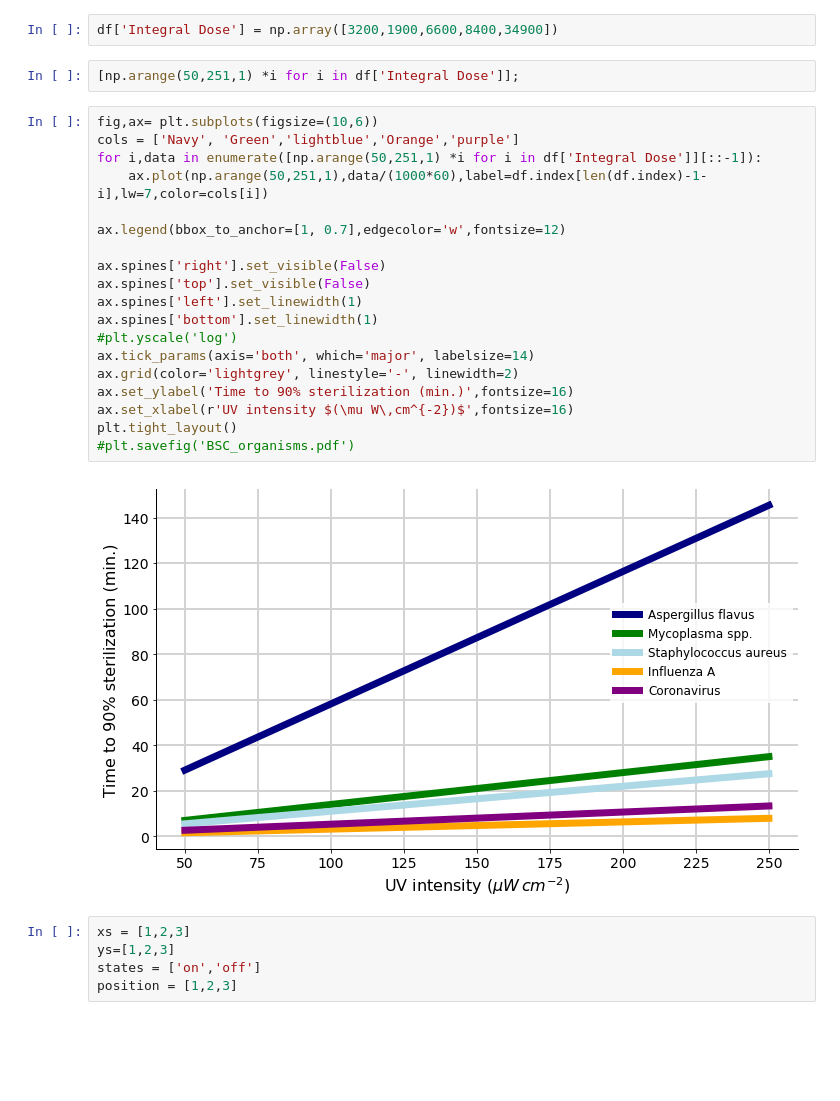
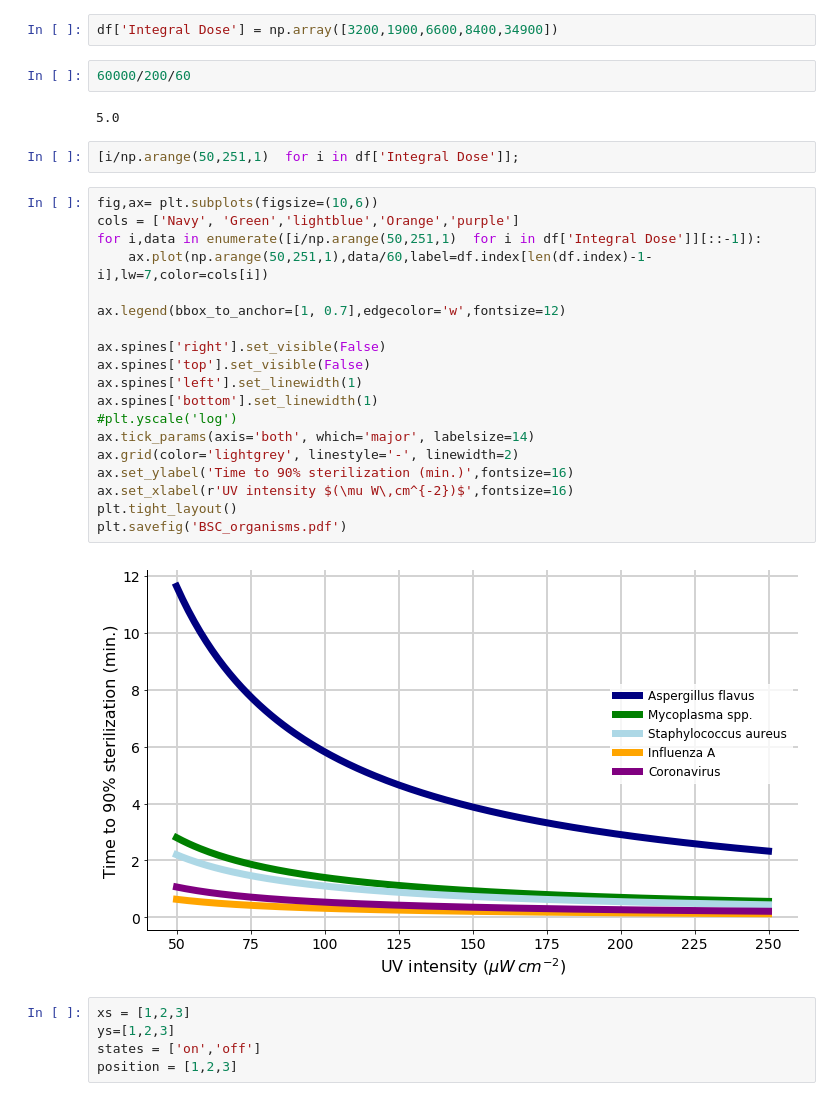
Before and after one commit to TheoryDivision/covid19_biosafety_cabinet, a Jupyter notebook: fig.ipynb, the cells around one changed output. Cells and saved outputs as stored; diff of their text form; blank space fills up the shorter version.

```diff
--- a/fig.ipynb
+++ b/fig.ipynb
@@ -6,29 +6,33 @@ import matplotlib.pyplot as plt
 df = pd.DataFrame(index = ['Coronavirus', 'Influenza A','Staphylococcus aureus','Mycoplasma spp.','Aspergillus flavus'],columns=['Integral Dose '])
 # %%
 df['Integral Dose'] = np.array([3200,1900,6600,8400,34900])
+# %%
+60000/200/60
+# %% [output]
+5.0
 # %%
-[np.arange(50,251,1) *i for i in df['Integral Dose']];
+[i/np.arange(50,251,1)  for i in df['Integral Dose']];
 # %%
 fig,ax= plt.subplots(figsize=(10,6))
 cols = ['Navy', 'Green','lightblue','Orange','purple']
-for i,data in enumerate([np.arange(50,251,1) *i for i in df['Integral Dose']][::-1]):
-    ax.plot(np.arange(50,251,1),data/(1000*60),label=df.index[len(df.index)-1-i],lw=7,color=cols[i])
+for i,data in enumerate([i/np.arange(50,251,1)  for i in df['Integral Dose']][::-1]):
+    ax.plot(np.arange(50,251,1),data/60,label=df.index[len(df.index)-1-i],lw=7,color=cols[i])
 
 ax.legend(bbox_to_anchor=[1, 0.7],edgecolor='w',fontsize=12)
 
 ax.spines['right'].set_visible(False)
 ax.spines['top'].set_visible(False)
 ax.spines['left'].set_linewidth(1)
 ax.spines['bottom'].set_linewidth(1)
 #plt.yscale('log')
 ax.tick_params(axis='both', which='major', labelsize=14)
 ax.grid(color='lightgrey', linestyle='-', linewidth=2)
 ax.set_ylabel('Time to 90% sterilization (min.)',fontsize=16)
 ax.set_xlabel(r'UV intensity $(\mu W\,cm^{-2})$',fontsize=16)
 plt.tight_layout()
-#plt.savefig('BSC_organisms.pdf')
+plt.savefig('BSC_organisms.pdf')
 # %% [output]
-[figure, old version]
+[figure, new version]
 # %%
 xs = [1,2,3]
 ys=[1,2,3]
```
Also changed, not shown: 1 other file.
